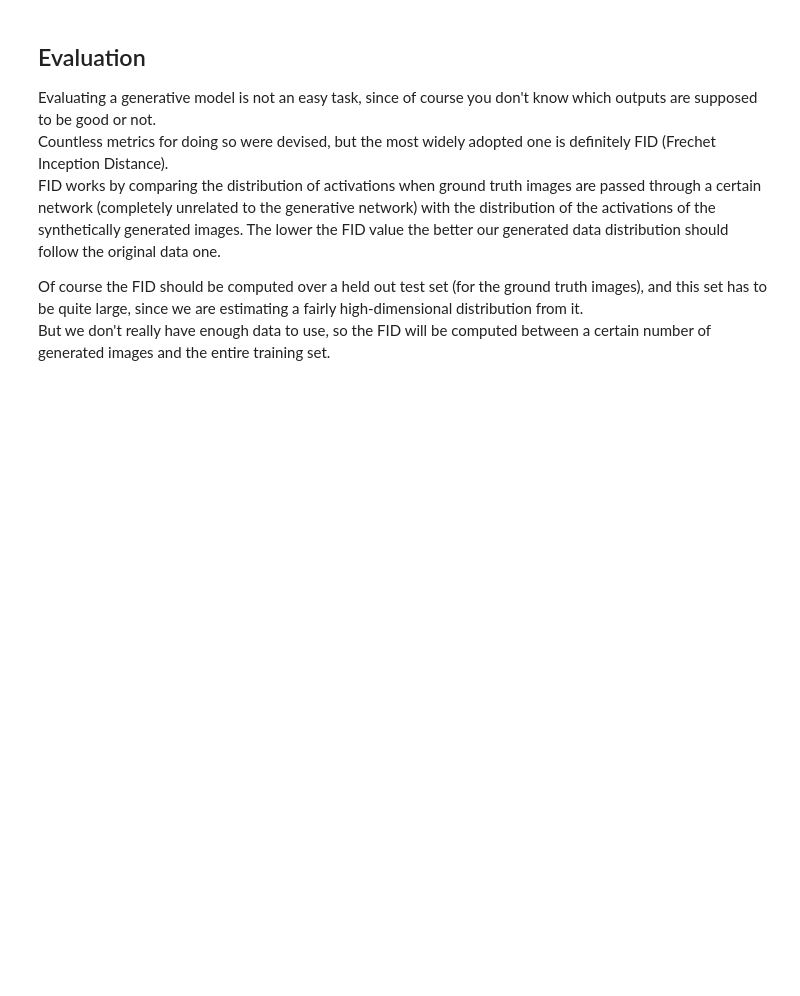
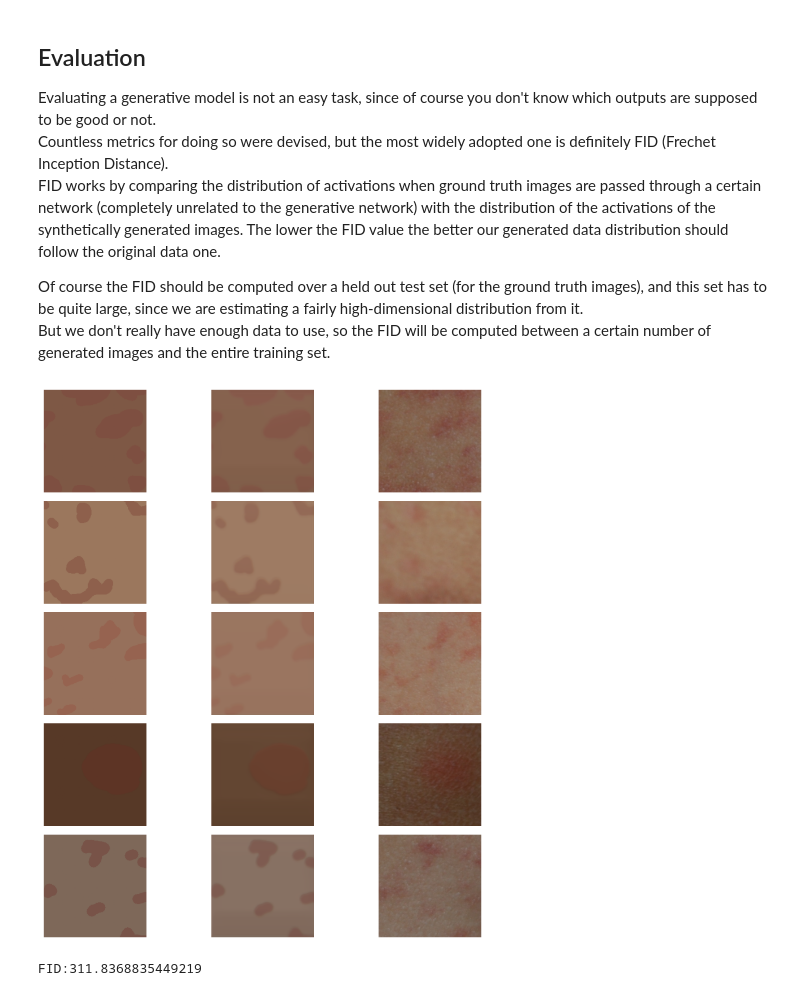
Before and after one commit to aequitas-aod/experiments-synthetic-generation-clinical-skin-images, a Jupyter notebook: DERMGAN.ipynb, the cells around one changed output. Cells and saved outputs as stored; diff of their text form; code cells hidden in the pictures; blank space fills up the shorter version.

```diff
--- a/DERMGAN.ipynb
+++ b/DERMGAN.ipynb
@@ -512,33 +513,36 @@ But we don't really have enough data to use, so the FID will be computed between
 # %%
 # Visual evaluation
 # Take 5 examples, use validation data
+device = "cuda"
 n_images = 5
 for batch in val_dl:
     imgs = batch["img"][:n_images,...]
-    masks = batch["mask"][:n_images,...]
+    masks = batch["mask"][:n_images,...].to(device)
 
-    generator = model.generator
+    generator = model.generator.to(device)
     generator.eval()
     with torch.no_grad():
         generated_images = generator(masks)
 
     # Create a figure and subplots with a 5x3 grid
     fig, axes = plt.subplots(n_images, 3, figsize=(10, 10))
     #TODO: Probably fix channel order
     for i in range(generated_images.shape[0]):
         # Mask
-        axes[i,0].imshow(masks[i,...].cpu().numpy())
+        axes[i,0].imshow(np.moveaxis(masks[i,...].cpu().numpy(),0,-1))
         axes[i,0].axis('off')
         # Generated image
-        axes[i,1].imshow(generated_images[i,...].cpu().numpy())
+        axes[i,1].imshow((np.moveaxis(generated_images[i,...].cpu().numpy(),0,-1)+1)/2)
         axes[i,1].axis('off')
         # Original image
-        axes[i,2].imshow(imgs[i,...].cpu().numpy())
+        axes[i,2].imshow((np.moveaxis(imgs[i,...].cpu().numpy(),0,-1)+1)/2)
         axes[i,2].axis('off')
 
     plt.tight_layout()
     plt.show()
     break
+# %% [output]
+[figure, added]
 # %%
 # FID evaluation
 # Take all training examples, I know it's overfitting but w.e.
@@ -551,14 +555,16 @@ bs = 32
 
 for batch in val_dl:
 
-    generator = model.generator
+    generator = model.generator.to(device)
     generator.eval()
     with torch.no_grad():
-        generated_images = generator(batch["mask"])
+        generated_images = generator(batch["mask"].to(device))
 
     fid.update(generated_images, real=False)
     fid.update(batch["img"].to(device), real=True)
 print(f"FID:{fid.compute()}")
+# %% [output]
+FID:311.8368835449219
 # %% [markdown]
 ## Conclusions
 
```
Also changed, not shown: parts of 2 cells of this notebook, 1 other file.
